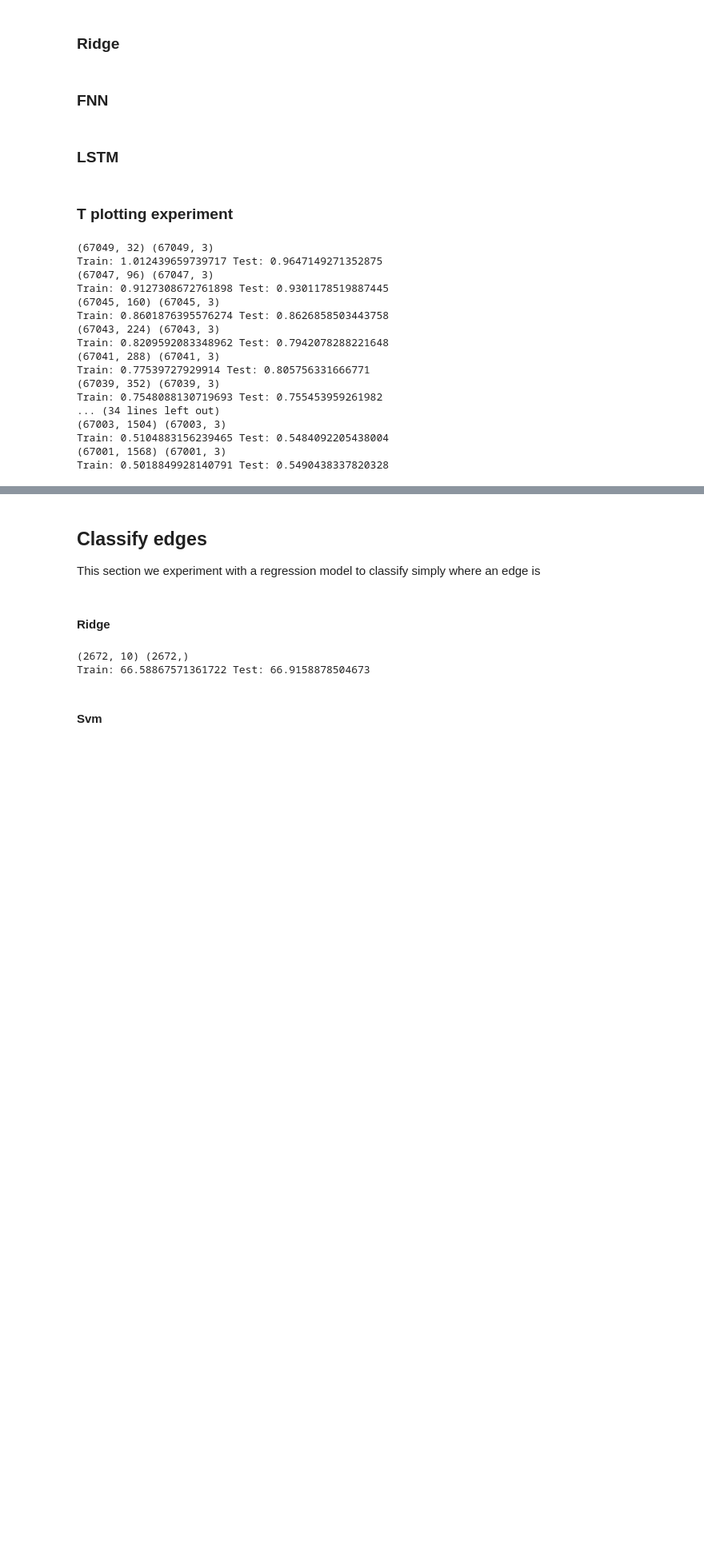
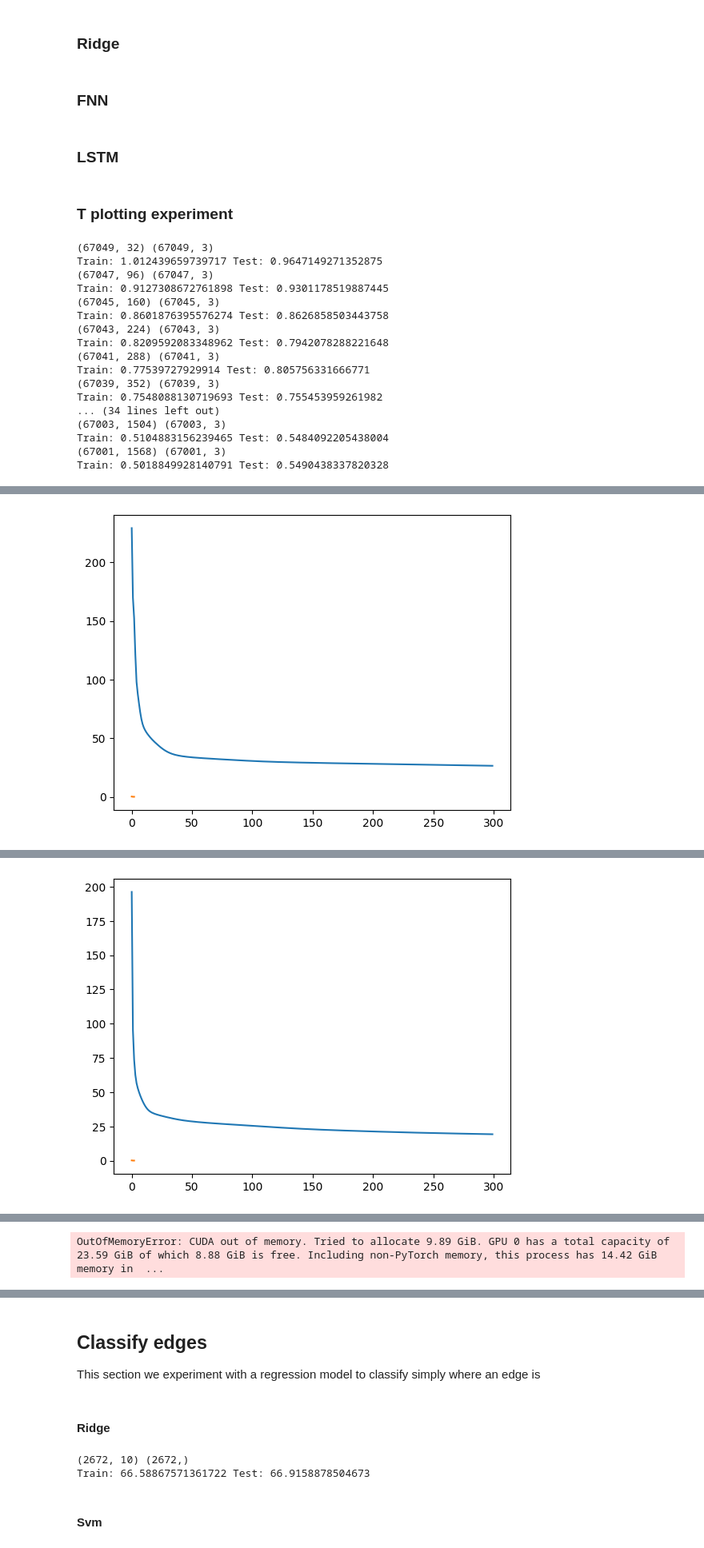
Before and after one commit to shepai/GonkRobot, a Jupyter notebook: Data/classifier.ipynb, the cells around one changed output, grey strips where cells are left out. Shown at 80% size. Drawn from its saved outputs; the diff is of its cells as text; code cells hidden in the pictures; blank space fills up the shorter version.

```diff
--- a/Data/classifier.ipynb
+++ b/Data/classifier.ipynb
@@ -465,13 +435,13 @@ def runFNN(t=80):
     X_train, X_test, y_train, y_test = train_test_split(X, y, test_size=0.2, random_state=42)
     X_train=torch.tensor(X_train,dtype=torch.float32).to(device)
     y_train=torch.tensor(y_train,dtype=torch.float32).to(device)
-    model = SimpleNN(len(X_train[0]), [1000,50], 3).to(device)
+    model = SimpleNN(len(X_train[0]), [500,50], 3).to(device)
 
     # Define the loss function and the optimizer
     criterion = nn.MSELoss()
     optimizer = optim.Adam(model.parameters(), lr=0.01)
 
-    num_epochs=10000
+    num_epochs=5000
 
     for epoch in range(num_epochs):
         total_loss = 0.0
@@ -497,10 +467,10 @@ def runFNN(t=80):
             print(f'Epoch [{epoch + 1}/{num_epochs}], Loss: {average_loss:.4f}')
 
     predictions_train = model(X_train)
-    predictions_test = model(X_test.to(device))
+    predictions_test = model(torch.tensor(X_test,dtype=torch.float32).to(device))
 
     mse1 = mean_squared_error(y_train.cpu().detach().numpy(), predictions_train.cpu().detach().numpy())
-    mse2 = mean_squared_error(y_test.cpu().detach().numpy(), predictions_test.cpu().detach().numpy())
+    mse2 = mean_squared_error(y_test, predictions_test.cpu().detach().numpy())
     print("Train:",mse1,"Test:",mse2)
     return mse1,mse2
 #runFNN()
@@ -519,8 +489,8 @@ def runLSTM(t=80):
 
     X_train=torch.tensor(X_train,dtype=torch.float32).to(device)
     y_train=torch.tensor(y_train,dtype=torch.float32).to(device)
-    X_test=torch.tensor(X_test,dtype=torch.float32).to(device)
-    y_test=torch.tensor(y_test,dtype=torch.float32).to(device)
+    X_test=torch.tensor(X_test,dtype=torch.float32)
+    y_test=torch.tensor(y_test,dtype=torch.float32)
 
     lossTrain,lossTest,model=train(X_train,y_train,X_test,y_test,num_epochs = 300,learning_rate = 0.01)
 
@@ -529,7 +499,7 @@ def runLSTM(t=80):
     plt.show()
 
     predictions_train = model(X_train)
-    predictions_test = model(X_test)
+    predictions_test = model(X_test.to(device))
 
     mse1 = mean_squared_error(y_train.cpu().detach().numpy(), predictions_train.cpu().detach().numpy())
     mse2 = mean_squared_error(y_test.cpu().detach().numpy(), predictions_test.cpu().detach().numpy())
@@ -564,7 +534,10 @@ Train: 0.5018849928140791 Test: 0.5490438337820328
 # %%
 T=[]
 for i in range(1,50,2):
-    T.append(runFNN(t=i))
+    t=[]
+    for j in range(5):
+        t.append(runFNN(t=i))
+    T.append(t)
 T=np.array(T)
 np.save("/its/home/drs25/GonkRobot/Data/experimentdata/FNN_T",T)
 # %% [output]
@@ -589,6 +561,10 @@ AttributeError: 'numpy.ndarray' object has no attribute 'to'
 # %%
 T=[]
 for i in range(1,50,2):
-    T.append(runLSTM(t=i))
+    t=[]
+    for j in range(5):
+        t.append(runLSTM(t=i))
+    T.append(t)
 T=np.array(T)
 np.save("/its/home/drs25/GonkRobot/Data/experimentdata/LSTM_T",T)
+# %% [output]
@@ -594,0 +588 @@ np.save("/its/home/drs25/GonkRobot/Data/experimentdata/LSTM_T",T)
+[figure, added]
@@ -594,0 +606 @@ np.save("/its/home/drs25/GonkRobot/Data/experimentdata/LSTM_T",T)
+[figure, added]
@@ -595,3 +661,4 @@ np.save("/its/home/drs25/GonkRobot/Data/experimentdata/LSTM_T",T)
+OutOfMemoryError: CUDA out of memory. Tried to allocate 9.89 GiB. GPU 0 has a total capacity of 23.59 GiB of which 8.88 GiB is free. Including non-PyTorch memory, this process has 14.42 GiB memory in  ...
 # %%
 T=[]
 for i in range(1,50,2):
```
Also changed, not shown: parts of 4 cells of this notebook.
